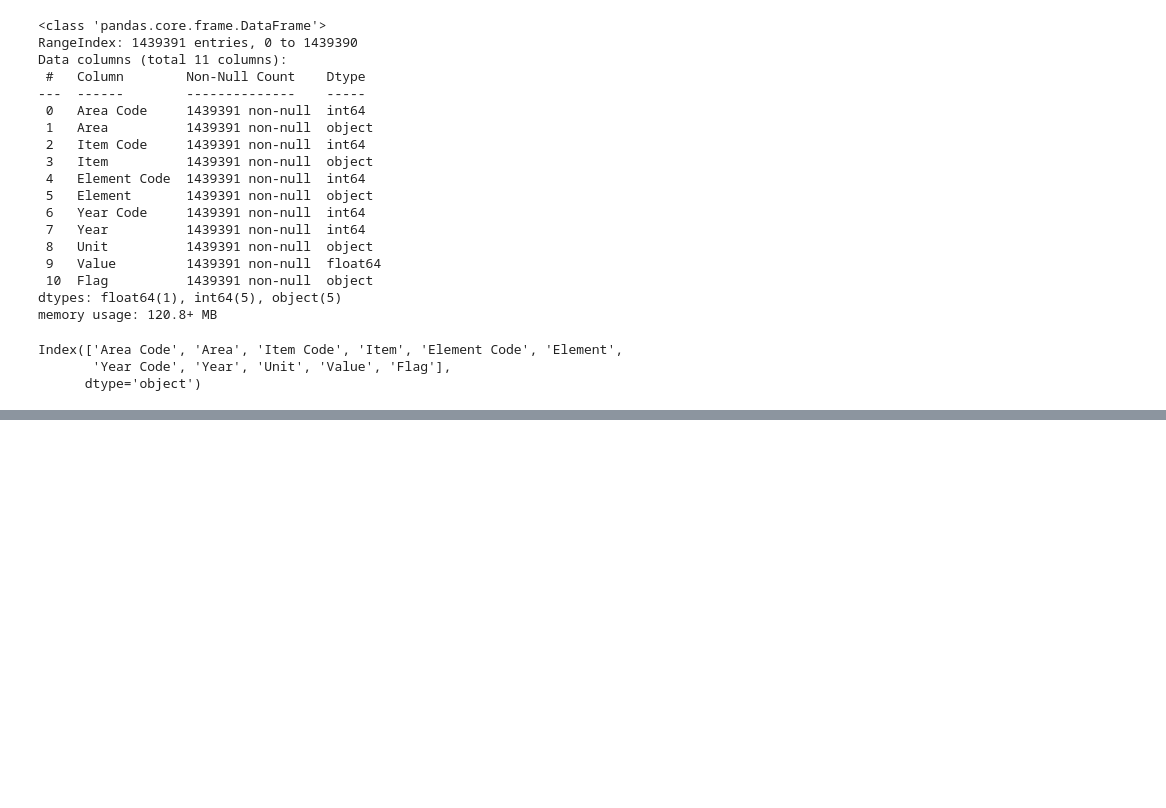
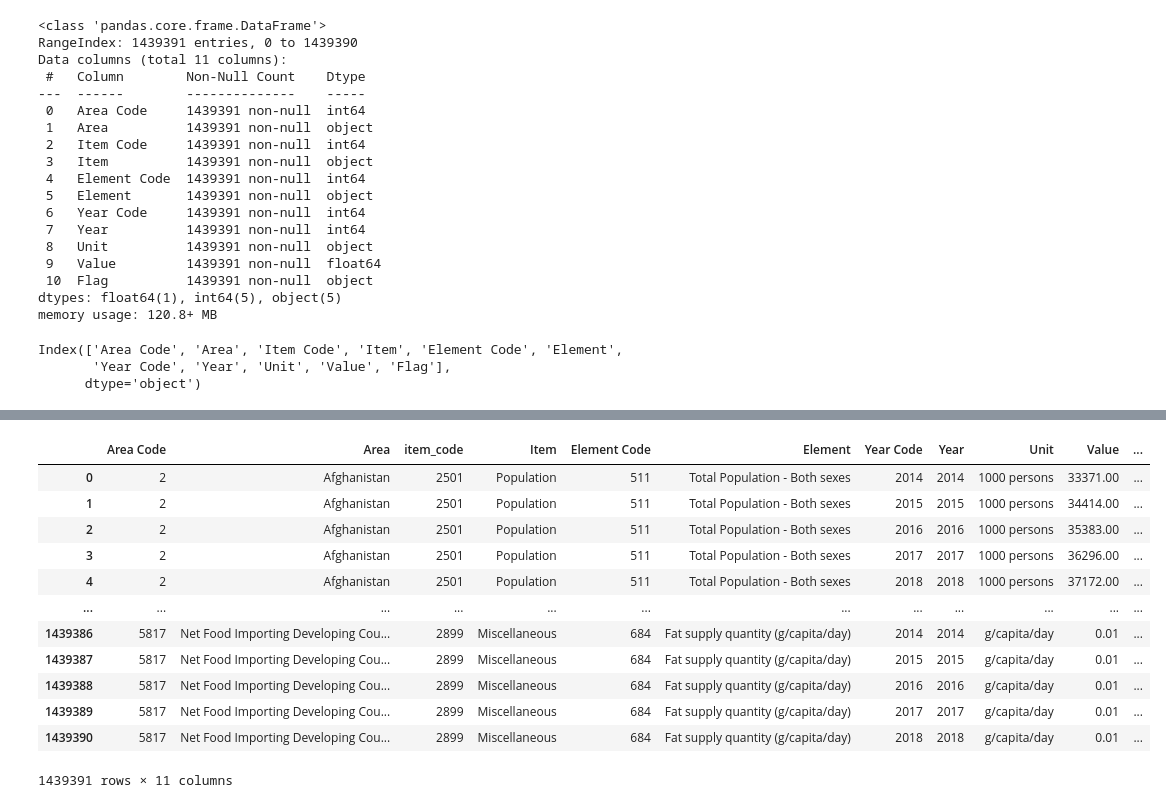
Before and after one commit to Gerogrit/agriculture_and_environment, a Jupyter notebook: GeroWorkbookAgri.ipynb, the cells around one changed output, grey strips where cells are left out. Cells and saved outputs as stored; diff of their text form; code cells hidden in the pictures; blank space fills up the shorter version.

```diff
--- a/GeroWorkbookAgri.ipynb
+++ b/GeroWorkbookAgri.ipynb
@@ -39,0 +71,16 @@ Index(['Area Code', 'Area', 'Item Code', 'Item', 'Element Code', 'Element',
+# %%
+df.rename(columns={"Item Code": "item_code"})
+# %% [output]
+|  | Area Code | Area | item_code | Item | Element Code | Element | Year Code | Year | Unit | Value | ... |
+| 0 | 2 | Afghanistan | 2501 | Population | 511 | Total Population - Both sexes | 2014 | 2014 | 1000 persons | 33371.00 | ... |
+| 1 | 2 | Afghanistan | 2501 | Population | 511 | Total Population - Both sexes | 2015 | 2015 | 1000 persons | 34414.00 | ... |
+| 2 | 2 | Afghanistan | 2501 | Population | 511 | Total Population - Both sexes | 2016 | 2016 | 1000 persons | 35383.00 | ... |
+| 3 | 2 | Afghanistan | 2501 | Population | 511 | Total Population - Both sexes | 2017 | 2017 | 1000 persons | 36296.00 | ... |
+| 4 | 2 | Afghanistan | 2501 | Population | 511 | Total Population - Both sexes | 2018 | 2018 | 1000 persons | 37172.00 | ... |
+| ... | ... | ... | ... | ... | ... | ... | ... | ... | ... | ... | ... |
+| 1439386 | 5817 | Net Food Importing Developing Cou... | 2899 | Miscellaneous | 684 | Fat supply quantity (g/capita/day) | 2014 | 2014 | g/capita/day | 0.01 | ... |
+| 1439387 | 5817 | Net Food Importing Developing Cou... | 2899 | Miscellaneous | 684 | Fat supply quantity (g/capita/day) | 2015 | 2015 | g/capita/day | 0.01 | ... |
+| 1439388 | 5817 | Net Food Importing Developing Cou... | 2899 | Miscellaneous | 684 | Fat supply quantity (g/capita/day) | 2016 | 2016 | g/capita/day | 0.01 | ... |
+| 1439389 | 5817 | Net Food Importing Developing Cou... | 2899 | Miscellaneous | 684 | Fat supply quantity (g/capita/day) | 2017 | 2017 | g/capita/day | 0.01 | ... |
+| 1439390 | 5817 | Net Food Importing Developing Cou... | 2899 | Miscellaneous | 684 | Fat supply quantity (g/capita/day) | 2018 | 2018 | g/capita/day | 0.01 | ... |
+1439391 rows × 11 columns
```
Also changed, not shown: parts of 18 cells of this notebook, 1 other file.
